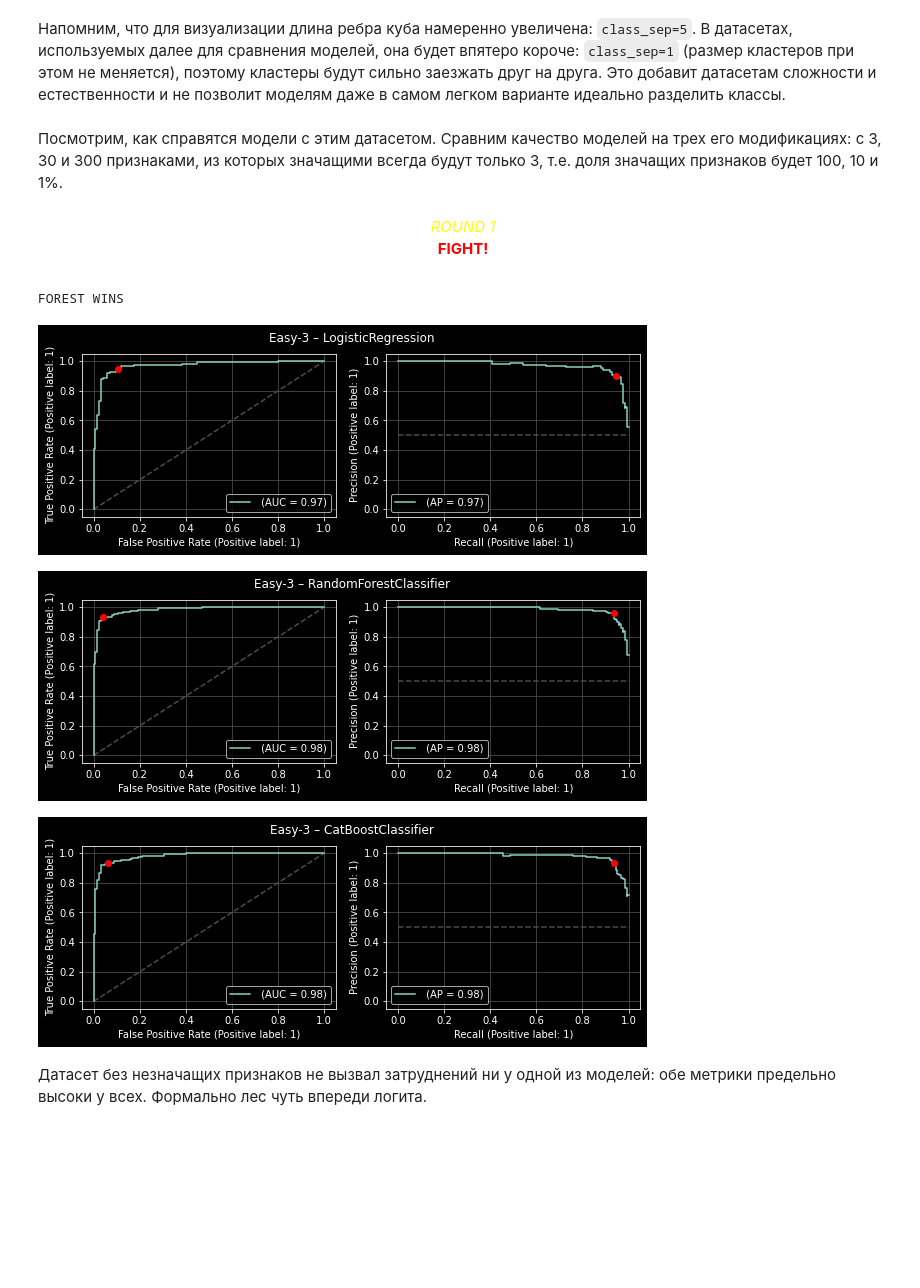
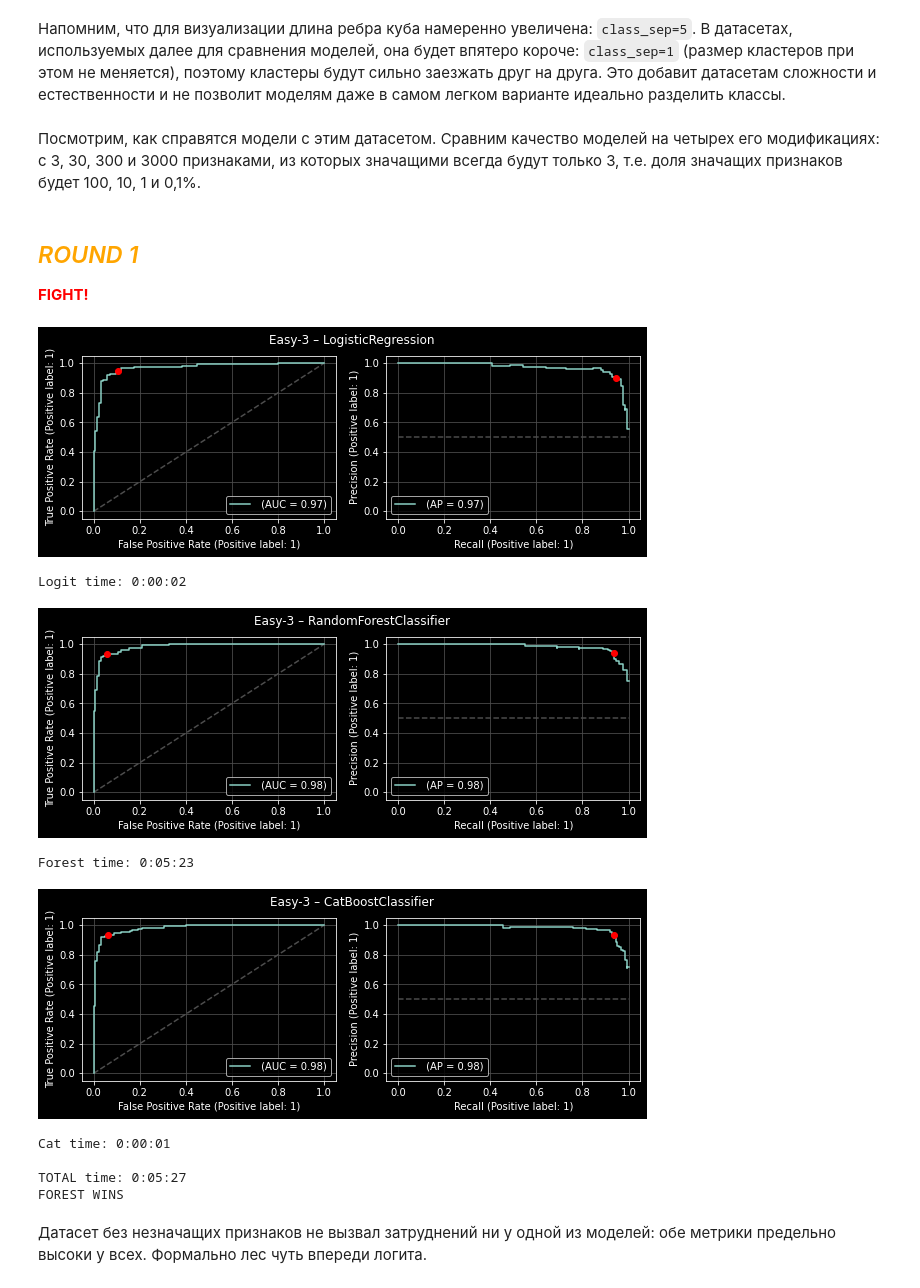
Before and after one commit to vkarakcheev/DS, a Jupyter notebook: logit_vs_forest.ipynb, the cells around one changed output. Drawn from its saved outputs; the diff is of its cells as text; code cells hidden in the pictures; blank space fills up the shorter version.

```diff
--- a/logit_vs_forest.ipynb
+++ b/logit_vs_forest.ipynb
@@ -251,0 +293,9 @@ def fight(n_samples=1000, n_features=3, n_informative=3,
+# %%
+easy = pd.DataFrame(
+    index=pd.Index([1, .1, .01, .001],
+                   name='Share of Informative Features'),
+    columns=pd.Series(['Logit', 'Forest', 'CatBoost'],
+                      name='Classifier')
+)
+medium = easy.copy()
+hard = easy.copy()
@@ -258,20 +330,23 @@ plot_blobs(n_clusters_per_class=4, title='Easy-to-Classify Dataset')
 # %% [markdown]
 Напомним, что для визуализации длина ребра куба намеренно увеличена: `class_sep=5`. В датасетах, используемых далее для сравнения моделей, она будет впятеро короче: `class_sep=1` (размер кластеров при этом не меняется), поэтому кластеры будут сильно заезжать друг на друга. Это добавит датасетам сложности и естественности и не позволит моделям даже в самом легком варианте идеально разделить классы.
 # %% [markdown]
-Посмотрим, как справятся модели с этим датасетом. Сравним качество моделей на трех его модификациях: с 3, 30 и 300 признаками, из которых значащими всегда будут только 3, т.е. доля значащих признаков будет 100, 10 и 1%.
+Посмотрим, как справятся модели с этим датасетом. Сравним качество моделей на четырех его модификациях: с 3, 30, 300 и 3000 признаками, из которых значащими всегда будут только 3, т.е. доля значащих признаков будет 100, 10,  1 и 0,1%.
 # %% [markdown]
-<center>
-<font color='yellow'><i>ROUND 1</i></font>
+## <font color='orange'><i>ROUND 1</i></font>
 
 <font color='red'><b>FIGHT!</b></font>
-</center>
 # %%
-fight(n_clusters_per_class=4, n_features=3, cat=True,
-      title='Easy-3 – ')
+easy.loc[1] = fight(n_clusters_per_class=4, n_features=3,
+    title='Easy-3 – ')
 # %% [output]
+[figure]
-FOREST WINS
+Logit time: 0:00:02
-[figure]
-[figure, old version]
+[figure, new version]
+Forest time: 0:05:23
 [figure]
+Cat time: 0:00:01
+
+TOTAL time: 0:05:27
+FOREST WINS
 # %% [markdown]
 Датасет без незначащих признаков не вызвал затруднений ни у одной из моделей: обе метрики предельно высоки у всех. Формально лес чуть впереди логита.
```
Also changed, not shown: parts of 94 cells of this notebook.
